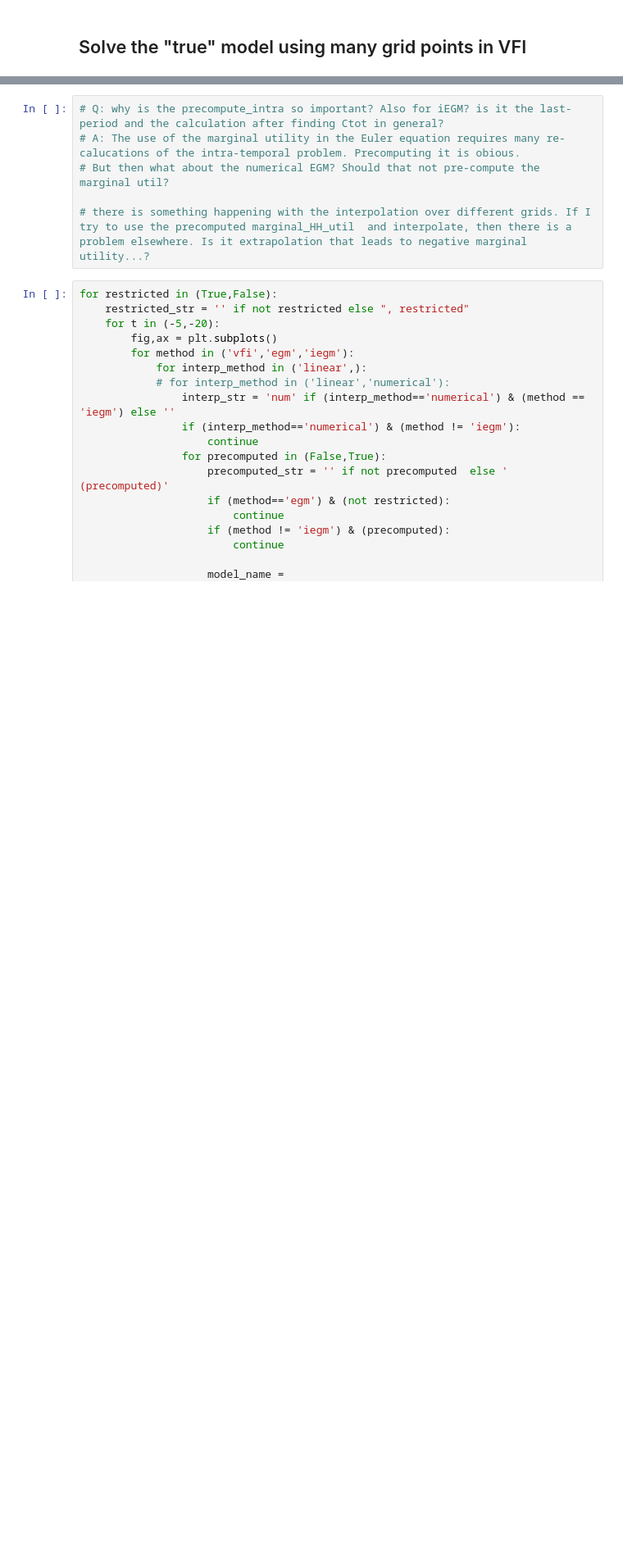
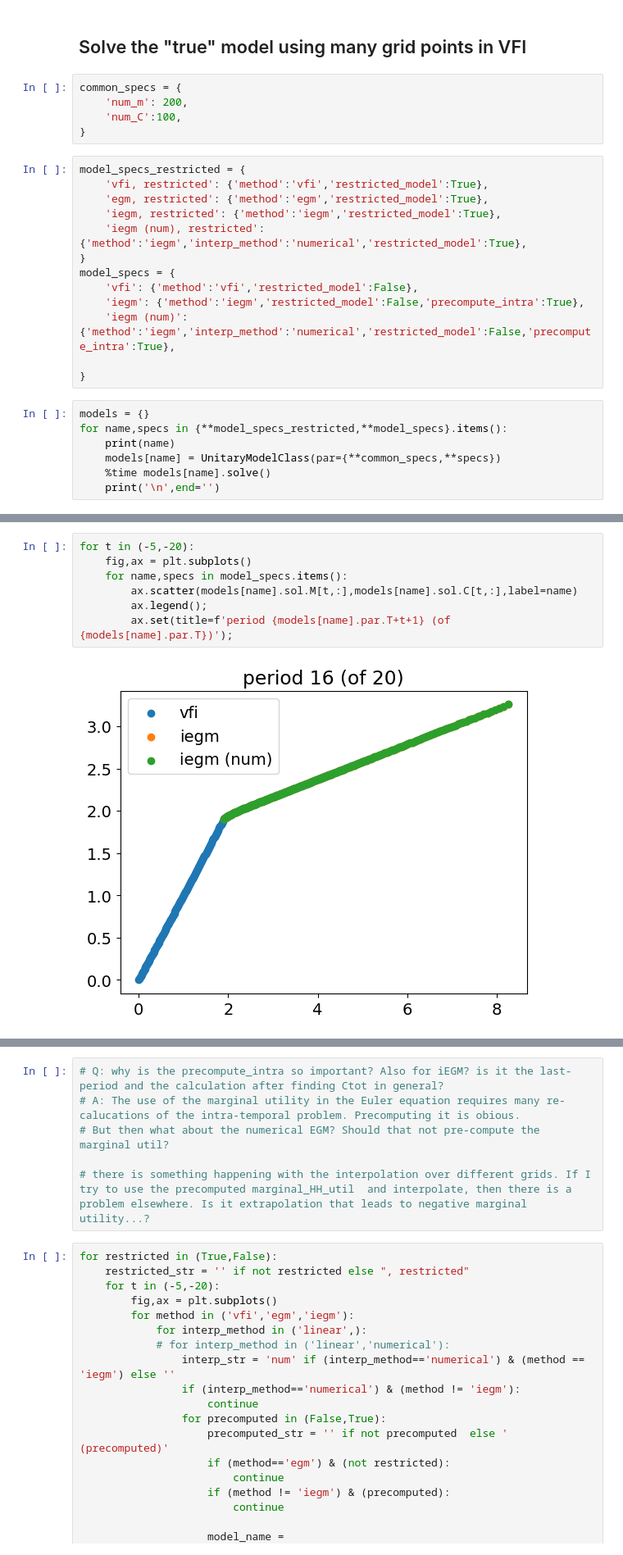
Before and after one commit to ThomasHJorgensen/FastBargaining, a Jupyter notebook: 01. UnitaryHousehold.ipynb, the cells around one changed output, grey strips where cells are left out. Shown at 82% size. Drawn from its saved outputs; the diff is of its cells as text; blank space fills up the shorter version.

Commit message:
unitary: egm num

```diff
--- a/01. UnitaryHousehold.ipynb
+++ b/01. UnitaryHousehold.ipynb
@@ -71,2 +74,27 @@ fig.tight_layout()
 # %% [markdown]
 ## Solve the "true" model using many grid points in VFI
+# %%
+common_specs = {
+    'num_m': 200,
+    'num_C':100,
+}
+# %%
+model_specs_restricted = {
+    'vfi, restricted': {'method':'vfi','restricted_model':True},
+    'egm, restricted': {'method':'egm','restricted_model':True},
+    'iegm, restricted': {'method':'iegm','restricted_model':True},
+    'iegm (num), restricted': {'method':'iegm','interp_method':'numerical','restricted_model':True},
+}
+model_specs = {
+    'vfi': {'method':'vfi','restricted_model':False},
+    'iegm': {'method':'iegm','restricted_model':False,'precompute_intra':True},
+    'iegm (num)': {'method':'iegm','interp_method':'numerical','restricted_model':False,'precompute_intra':True},
+
+}
+# %%
+models = {}
+for name,specs in {**model_specs_restricted,**model_specs}.items():
+    print(name)
+    models[name] = UnitaryModelClass(par={**common_specs,**specs})
+    %time models[name].solve()
+    print('\n',end='')
@@ -72,0 +119,9 @@ fig.tight_layout()
+# %%
+for t in (-5,-20):
+    fig,ax = plt.subplots()
+    for name,specs in model_specs.items():
+        ax.scatter(models[name].sol.M[t,:],models[name].sol.C[t,:],label=name)
+        ax.legend();
+        ax.set(title=f'period {models[name].par.T+t+1} (of {models[name].par.T})');
+# %% [output]
+[figure, added]
```
Also changed, not shown: parts of 9 cells of this notebook, 1 other file.
